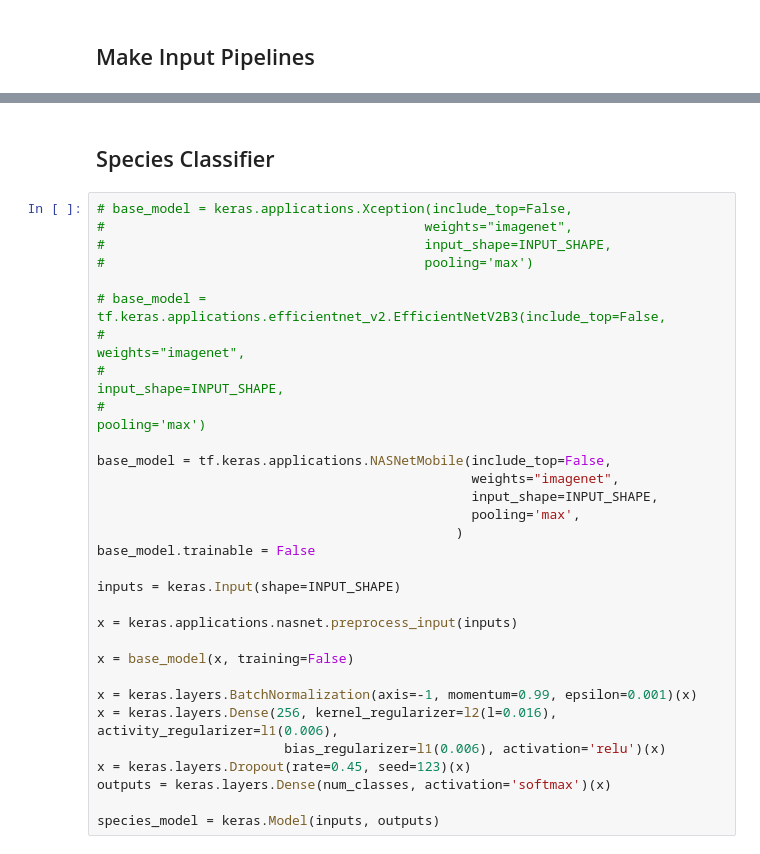
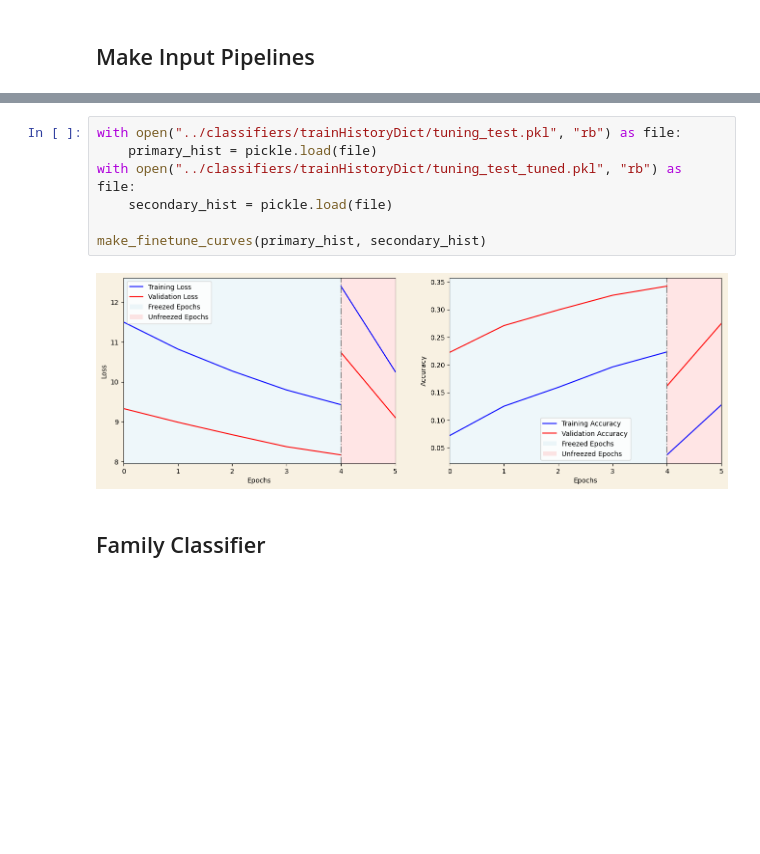
Before and after one commit to oliverweissl/Applied-Machine-Learning-Project, a Jupyter notebook: notebooks/5_ml_pipeline_finetunning.ipynb, the cells around one changed output, grey strips where cells are left out. Saved outputs shown, nothing was run; the diff lists cells and outputs as text; blank space fills up the shorter version.

```diff
--- a/notebooks/5_ml_pipeline_finetunning.ipynb
+++ b/notebooks/5_ml_pipeline_finetunning.ipynb
@@ -264,33 +109,11 @@ plt.show()
+# %%
+with open("../classifiers/trainHistoryDict/tuning_test.pkl", "rb") as file:
+    primary_hist = pickle.load(file)
+with open("../classifiers/trainHistoryDict/tuning_test_tuned.pkl", "rb") as file:
+    secondary_hist = pickle.load(file)
+
+make_finetune_curves(primary_hist, secondary_hist)
+# %% [output]
+[figure, added]
 # %% [markdown]
-## Species Classifier
+## Family Classifier
-# %%
-# base_model = keras.applications.Xception(include_top=False,
-#                                         weights="imagenet",
-#                                         input_shape=INPUT_SHAPE,
-#                                         pooling='max')
-
-# base_model = tf.keras.applications.efficientnet_v2.EfficientNetV2B3(include_top=False,
-#                                                                     weights="imagenet",
-#                                                                     input_shape=INPUT_SHAPE,
-#                                                                     pooling='max')
-
-base_model = tf.keras.applications.NASNetMobile(include_top=False,
-                                                weights="imagenet",
-                                                input_shape=INPUT_SHAPE,
-                                                pooling='max',
-                                              )
-base_model.trainable = False
-
-inputs = keras.Input(shape=INPUT_SHAPE)
-
-x = keras.applications.nasnet.preprocess_input(inputs)
-
-x = base_model(x, training=False)
-
-x = keras.layers.BatchNormalization(axis=-1, momentum=0.99, epsilon=0.001)(x)
-x = keras.layers.Dense(256, kernel_regularizer=l2(l=0.016), activity_regularizer=l1(0.006),
-                        bias_regularizer=l1(0.006), activation='relu')(x)
-x = keras.layers.Dropout(rate=0.45, seed=123)(x)
-outputs = keras.layers.Dense(num_classes, activation='softmax')(x)
-
-species_model = keras.Model(inputs, outputs)
```
Also changed, not shown: parts of 36 cells of this notebook, 9 other files.
